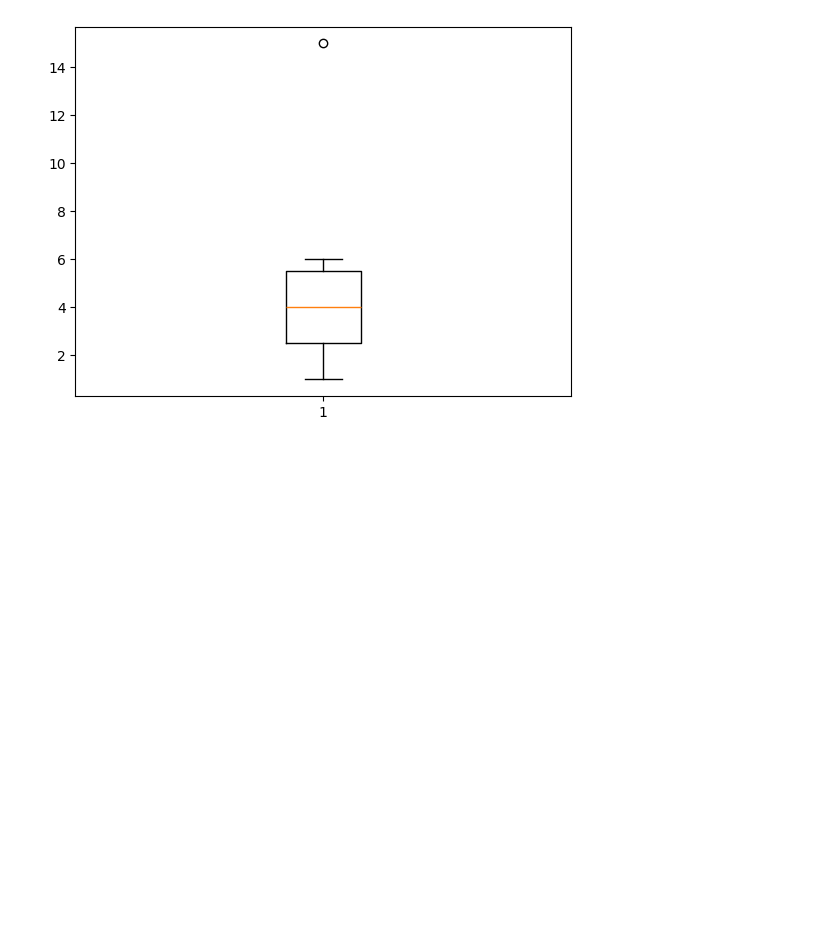
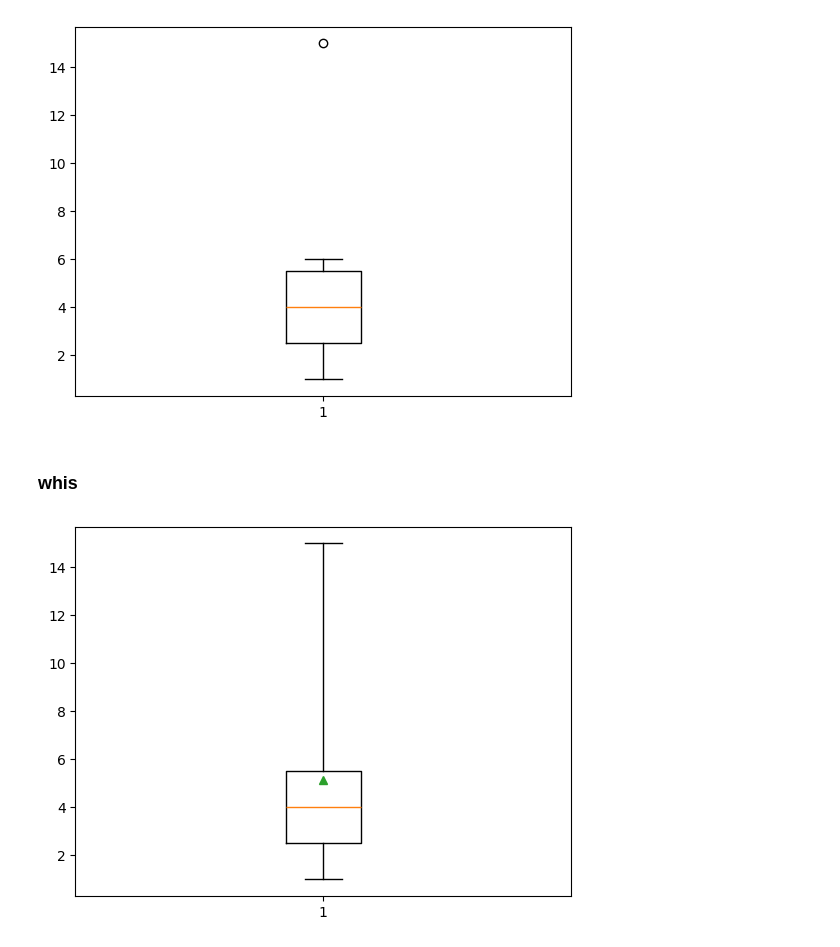
Before and after one commit to kshitij-commit/DataScience, a Jupyter notebook: 04_matplotlib/06_box-plot.ipynb, the cells around one changed output. Cells and saved outputs as stored; diff of their text form; code cells hidden in the pictures; blank space fills up the shorter version.

Commit message:
added properties of  boxplots

```diff
--- a/04_matplotlib/06_box-plot.ipynb
+++ b/04_matplotlib/06_box-plot.ipynb
@@ -584,3 +594,12 @@ plt.boxplot(x)
 plt.show()
 # %% [output]
 [figure]
+# %% [markdown]
+### whis
+# %%
+x = [1,2,3,4,5,6,15]
+
+plt.boxplot(x,showmeans=True ,whis=4)
+plt.show()
+# %% [output]
+[figure, added]
```
Also changed, not shown: parts of 16 cells of this notebook.
